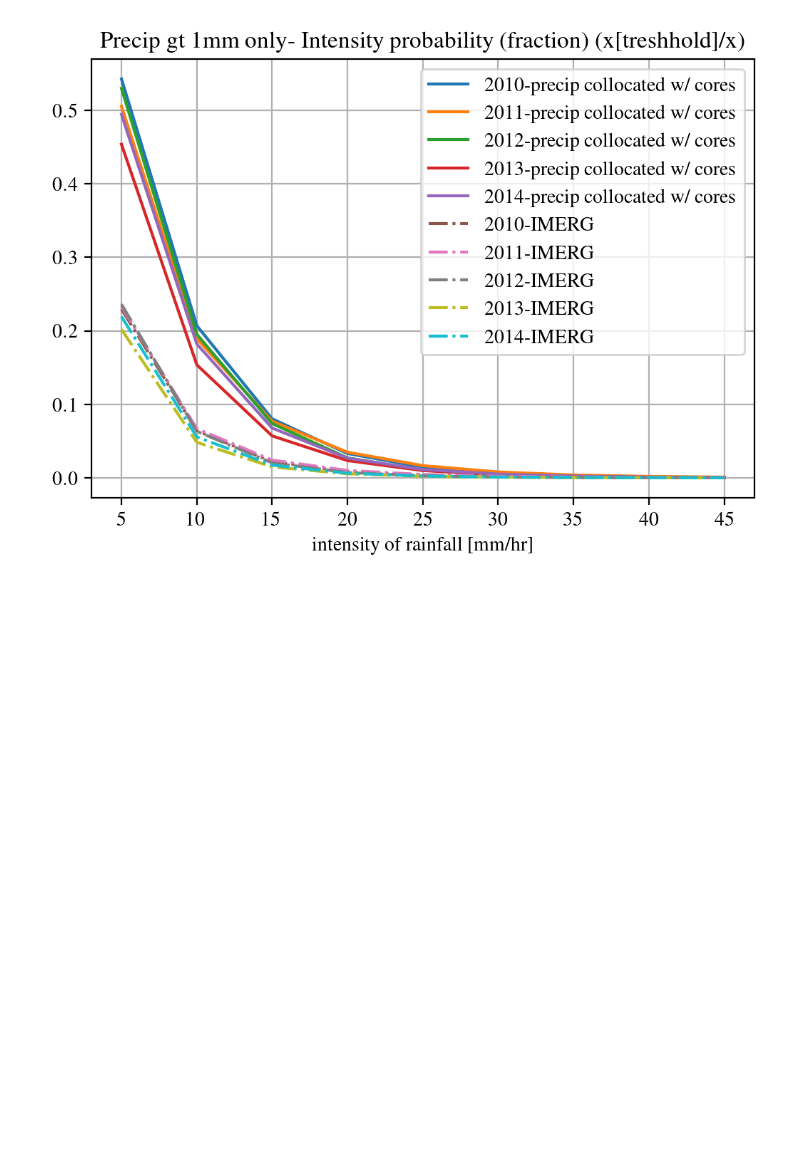
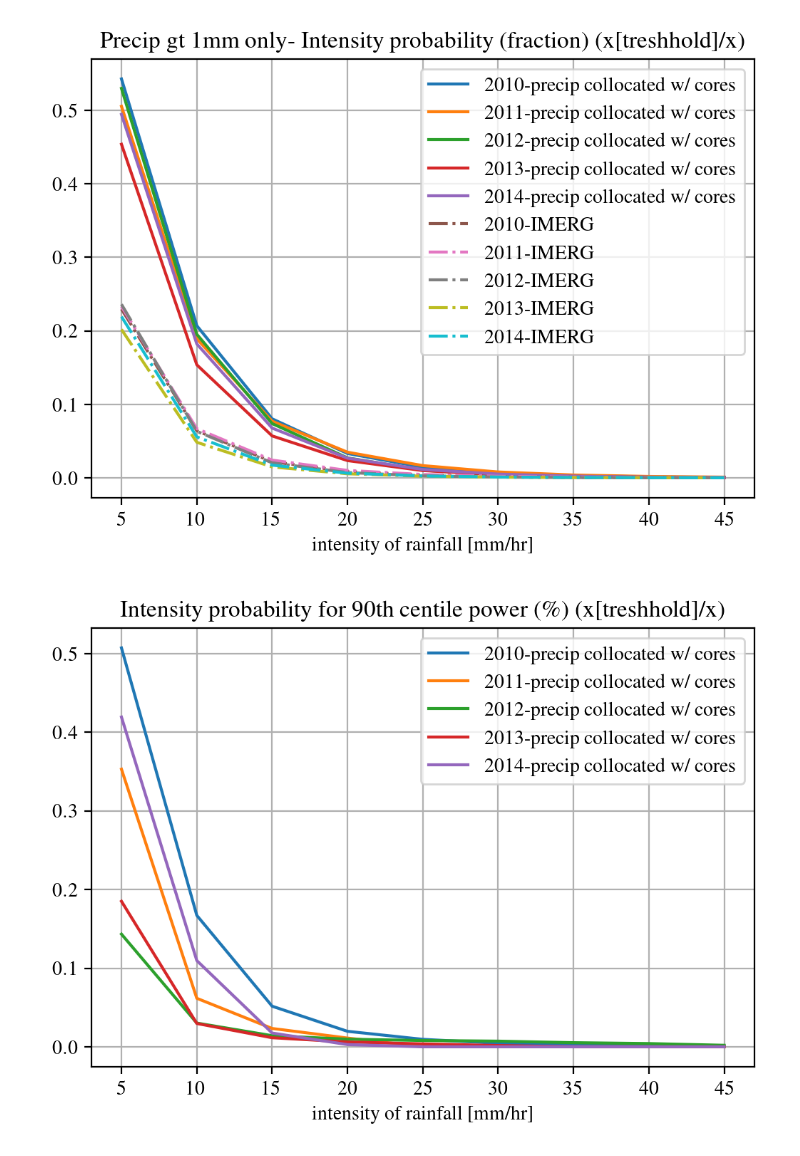
Before and after one commit to JawairiaAA/Africa_cores, a Jupyter notebook: Analyze_multiyear_core_IMERG.ipynb, the cells around one changed output. Saved outputs shown, nothing was run; the diff lists cells and outputs as text; code cells hidden in the pictures; blank space fills up the shorter version.

```diff
--- a/Analyze_multiyear_core_IMERG.ipynb
+++ b/Analyze_multiyear_core_IMERG.ipynb
@@ -84,3 +99,29 @@ plt.legend()
 f.savefig('figures/intensity_'+domain+'.jpg')
 # %% [output]
 [figure]
+# %%
+f = plt.figure(figsize=(6,4), dpi=200)
+ax = f.add_subplot(111)
+plotdic = []
+plotdic1 = []
+strt = {}
+line_styles = ['-','-.','-.','-.',':']
+rc('font',**{'family':'serif','serif':['Times']})
+rc('text', usetex=True)
+
+for dat in range(int(start_year),int(end_year),1):
+    strt[dat-2010]=pkl.load(open('stats/'+str(dat)+'_intensity_90_'+domain+'.pkl', "rb"))
+    plotdic.append((strt[dat-2010],str(dat)+'-precip collocated w/ cores'))
+
+for pp in plotdic:
+    ax.plot(range(5,50,5), pp[0], label=pp[1],linestyle=line_styles[0])
+
+
+plt.grid()
+#ax.set_title("Precip gt 1mm only- Intensity probability (fraction) (x[treshhold]/x)")
+ax.set_title("Intensity probability for 90th centile power (\%) (x[treshhold]/x)")
+plt.xlabel('intensity of rainfall [mm/hr]')
+plt.legend()
+f.savefig('figures/intensity_90_'+domain+'.jpg')
+# %% [output]
+[figure, added]
```
Also changed, not shown: parts of 4 cells of this notebook, 1 other file.
